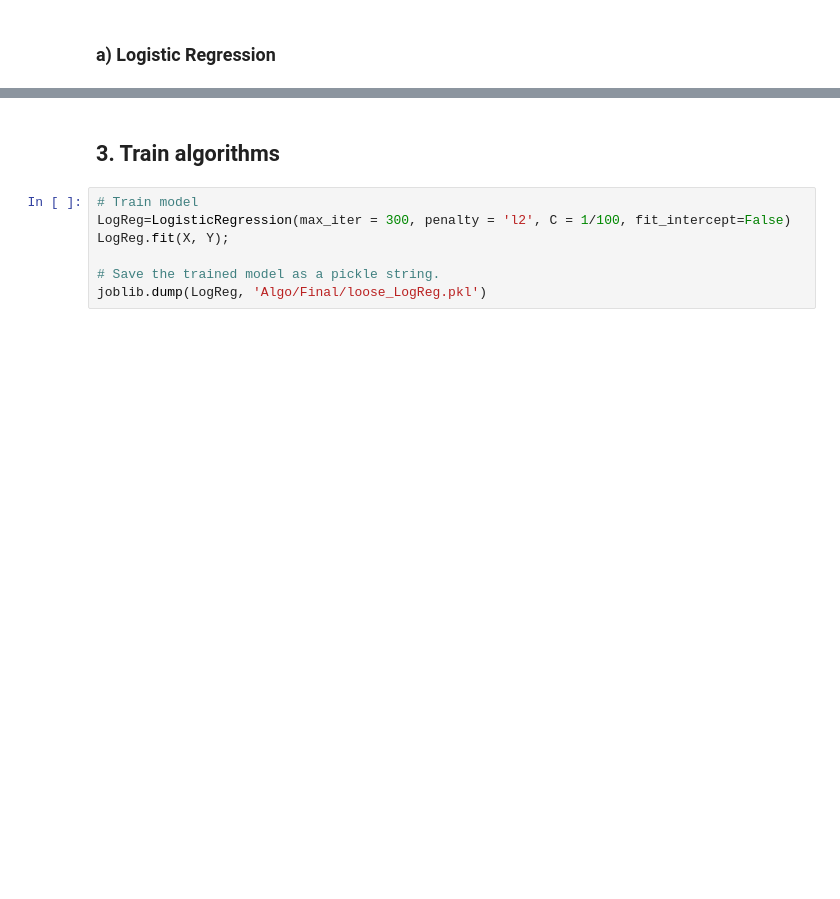
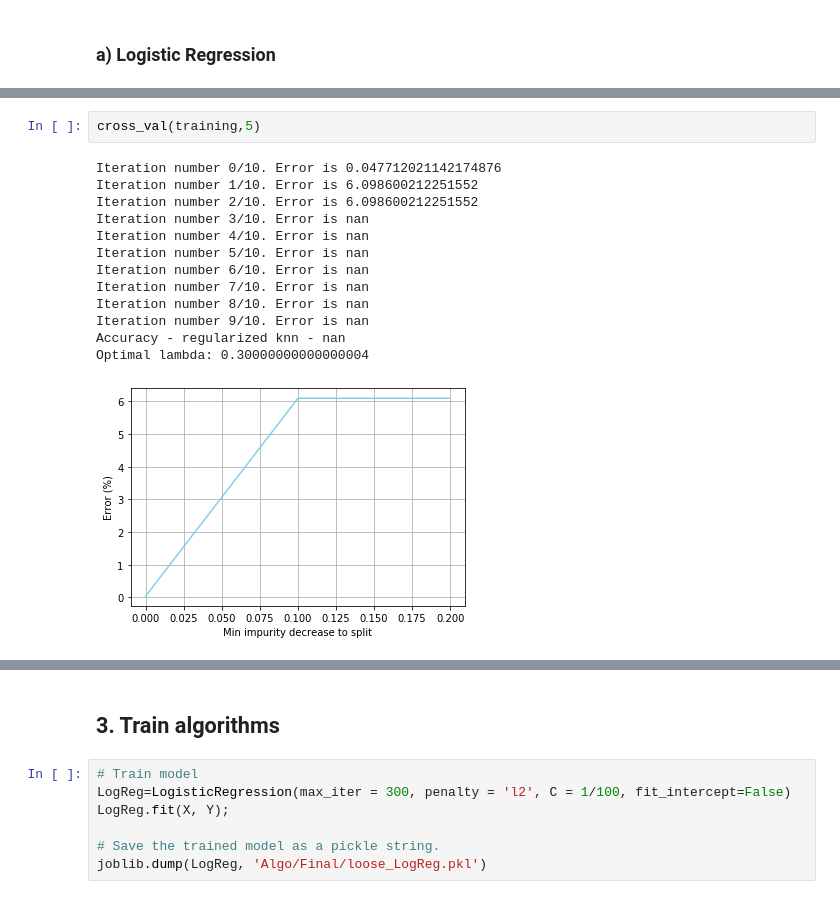
Before and after one commit to Blankuca/Open-Surface-Water-Mapping, a Jupyter notebook: Train_algorithms.ipynb, the cells around one changed output, grey strips where cells are left out. Saved outputs shown, nothing was run; the diff lists cells and outputs as text; blank space fills up the shorter version.

```diff
--- a/Train_algorithms.ipynb
+++ b/Train_algorithms.ipynb
@@ -224,0 +149,16 @@ Optimal lambda: 0.0
+# %%
+cross_val(training,5)
+# %% [output]
+Iteration number 0/10. Error is 0.047712021142174876
+Iteration number 1/10. Error is 6.098600212251552
+Iteration number 2/10. Error is 6.098600212251552
+Iteration number 3/10. Error is nan
+Iteration number 4/10. Error is nan
+Iteration number 5/10. Error is nan
+Iteration number 6/10. Error is nan
+Iteration number 7/10. Error is nan
+Iteration number 8/10. Error is nan
+Iteration number 9/10. Error is nan
+Accuracy - regularized knn - nan
+Optimal lambda: 0.30000000000000004
+[figure, added]
```
Also changed, not shown: parts of 30 cells of this notebook, 22 other files.
